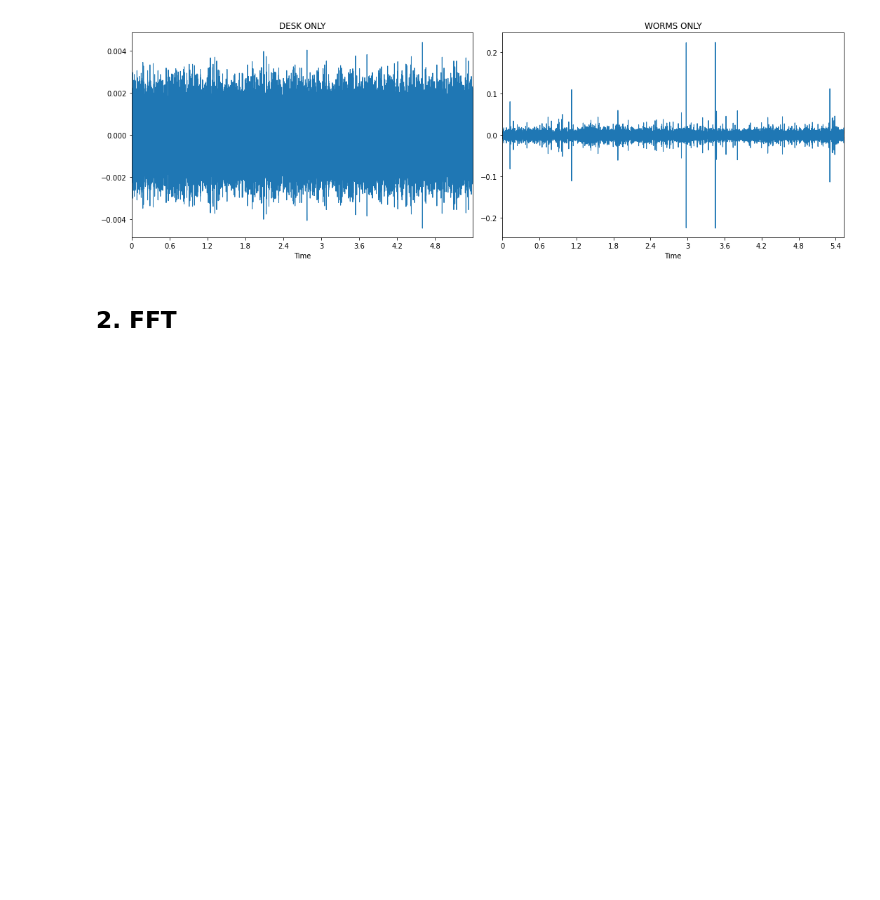
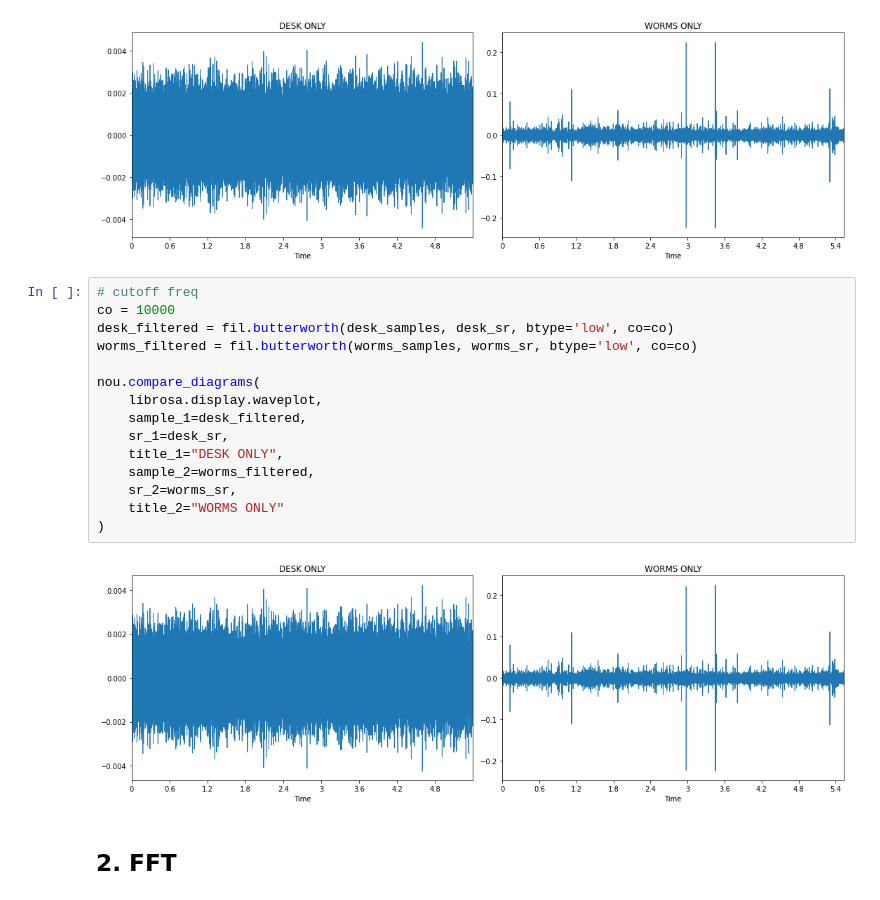
Before and after one commit to lukaschoebel/bed, a Jupyter notebook: notebooks/playground.ipynb, the cells around one changed output. Saved outputs shown, nothing was run; the diff lists cells and outputs as text; blank space fills up the shorter version.

Commit message:
work on filters & preprocessor

```diff
--- a/notebooks/playground.ipynb
+++ b/notebooks/playground.ipynb
@@ -43,6 +44,23 @@ nou.compare_diagrams(
 )
 # %% [output]
 [figure]
+# %%
+# cutoff freq
+co = 10000
+desk_filtered = fil.butterworth(desk_samples, desk_sr, btype='low', co=co)
+worms_filtered = fil.butterworth(worms_samples, worms_sr, btype='low', co=co)
+
+nou.compare_diagrams(
+    librosa.display.waveplot,
+    sample_1=desk_filtered,
+    sr_1=desk_sr,
+    title_1="DESK ONLY",
+    sample_2=worms_filtered,
+    sr_2=worms_sr,
+    title_2="WORMS ONLY"
+)
+# %% [output]
+[figure, added]
 # %% [markdown]
 ## 2. FFT
 # %%
```
Also changed, not shown: parts of 9 cells of this notebook, 5 other files.
